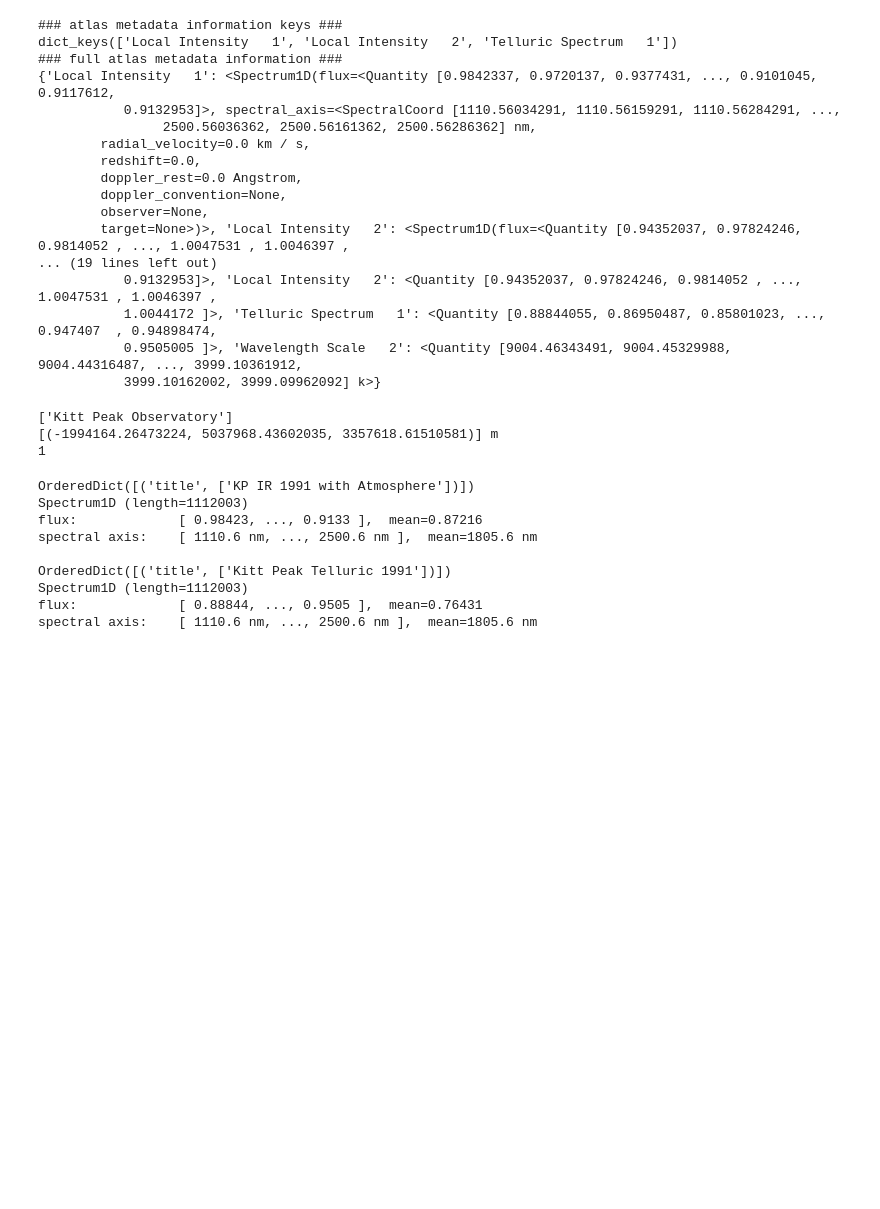
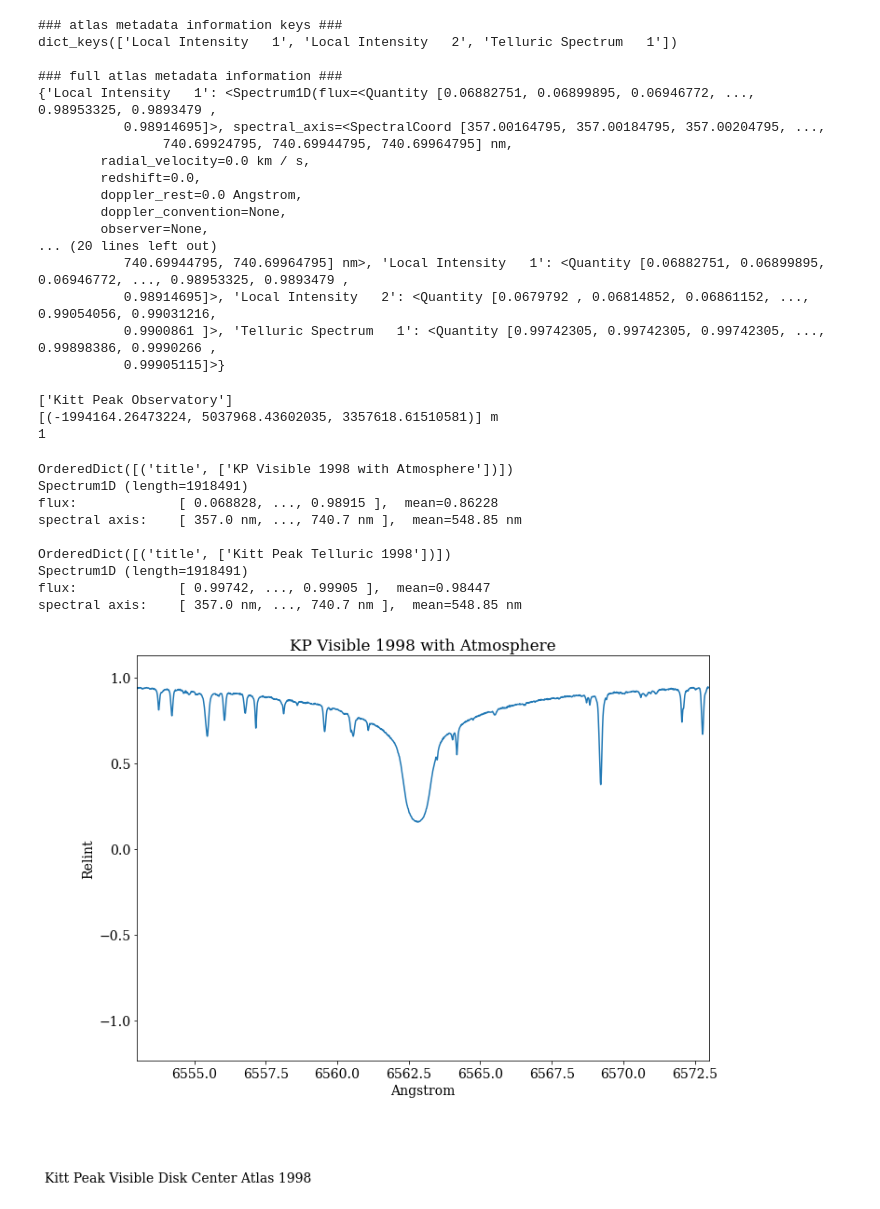
Before and after one commit to kreardon/solaratlas, a Jupyter notebook: module_testing.ipynb, the cells around one changed output. Cells and saved outputs as stored; diff of their text form; code cells hidden in the pictures; blank space fills up the shorter version.

Commit message:
adding atlas_spectrum_plot example, changing atlas file

```diff
--- a/module_testing.ipynb
+++ b/module_testing.ipynb
@@ -5,6 +6,9 @@ import atlastools
 # %%
-atlas_files_base = 'atlasfiles/'
-file  = atlas_files_base + 'kitt.peak.ir.1-5micron.atlas.wavelnth.bintab.fits'
+atlas_files_base = '../'
+#file  = atlas_files_base + 'neckel.hamburg.atlas.wvscl_smooth.bintab.v2.fits'
+#file  = atlas_files_base + 'stenflo.SS3.5mA.bintab.v2.fits'
+#file  = atlas_files_base + 'kitt.peak.ir.1-5micron.atlas.wavelnth.bintab.fits.gz'
+file  = atlas_files_base + 'kitt.peak.atlas.2mA.bintab.v2.fits.gz'
 f     = fits.open(file)
 exten = 1
 # %%
@@ -33,6 +36,6 @@ Column 4 - Wavelength Scale : value range = 1848.51 – 2202.59 cm^-1
 # %%
 # extract all header keyword values from FITS file extension and store in a dictionary
-dictionary = atlastools.make_dictionary('../kitt.peak.ir.1-5micron.atlas.wavelnth.bintab.fits',exten)
+dictionary = atlastools.make_dictionary(file,exten)
 # %%
 dictionary
 # %% [output]
@@ -118,30 +99,30 @@ Column 4 - Wavelength Scale : value range = 1848.51 – 2202.59 cm^-1
 # %%
 # load in contents of selected file
 (file_data, spec_data) = atlastools.store_data(file, exten)
-print("### atlas metadata information keys ###")
+print("\n### atlas metadata information keys ###")
 print(spec_data.keys())
-print("### full atlas metadata information ###")
+print("\n### full atlas metadata information ###")
 print(spec_data)
-print("### full atlas spectral data ###")
+print("\n### full atlas spectral data ###")
 print(file_data)
 # %% [output]
 ### atlas metadata information keys ###
 dict_keys(['Local Intensity   1', 'Local Intensity   2', 'Telluric Spectrum   1'])
+
 ### full atlas metadata information ###
-{'Local Intensity   1': <Spectrum1D(flux=<Quantity [0.9842337, 0.9720137, 0.9377431, ..., 0.9101045, 0.9117612,
-           0.9132953]>, spectral_axis=<SpectralCoord [1110.56034291, 1110.56159291, 1110.56284291, ...,
-                2500.56036362, 2500.56161362, 2500.56286362] nm,
+{'Local Intensity   1': <Spectrum1D(flux=<Quantity [0.06882751, 0.06899895, 0.06946772, ..., 0.98953325, 0.9893479 ,
+           0.98914695]>, spectral_axis=<SpectralCoord [357.00164795, 357.00184795, 357.00204795, ...,
+                740.69924795, 740.69944795, 740.69964795] nm,
         radial_velocity=0.0 km / s,
         redshift=0.0,
         doppler_rest=0.0 Angstrom,
         doppler_convention=None,
         observer=None,
-        target=None>)>, 'Local Intensity   2': <Spectrum1D(flux=<Quantity [0.94352037, 0.97824246, 0.9814052 , ..., 1.0047531 , 1.0046397 ,
-... (19 lines left out)
-           0.9132953]>, 'Local Intensity   2': <Quantity [0.94352037, 0.97824246, 0.9814052 , ..., 1.0047531 , 1.0046397 ,
-           1.0044172 ]>, 'Telluric Spectrum   1': <Quantity [0.88844055, 0.86950487, 0.85801023, ..., 0.947407  , 0.94898474,
-           0.9505005 ]>, 'Wavelength Scale   2': <Quantity [9004.46343491, 9004.45329988, 9004.44316487, ..., 3999.10361912,
-           3999.10162002, 3999.09962092] k>}
+... (20 lines left out)
+           740.69944795, 740.69964795] nm>, 'Local Intensity   1': <Quantity [0.06882751, 0.06899895, 0.06946772, ..., 0.98953325, 0.9893479 ,
+           0.98914695]>, 'Local Intensity   2': <Quantity [0.0679792 , 0.06814852, 0.06861152, ..., 0.99054056, 0.99031216,
+           0.9900861 ]>, 'Telluric Spectrum   1': <Quantity [0.99742305, 0.99742305, 0.99742305, ..., 0.99898386, 0.9990266 ,
+           0.99905115]>}
 # %%
 # create atlas object using make_atlas, but don't populate it with full spectral data
 atlas = atlastools.make_atlas(file, exten)
@@ -163,12 +144,17 @@ print()
 print(atlas.atm.meta)
 print(atlas.atm)
 # %% [output]
-OrderedDict([('title', ['KP IR 1991 with Atmosphere'])])
-Spectrum1D (length=1112003)
-flux:             [ 0.98423, ..., 0.9133 ],  mean=0.87216
-spectral axis:    [ 1110.6 nm, ..., 2500.6 nm ],  mean=1805.6 nm
+OrderedDict([('title', ['KP Visible 1998 with Atmosphere'])])
+Spectrum1D (length=1918491)
+flux:             [ 0.068828, ..., 0.98915 ],  mean=0.86228
+spectral axis:    [ 357.0 nm, ..., 740.7 nm ],  mean=548.85 nm
 
-OrderedDict([('title', ['Kitt Peak Telluric 1991'])])
-Spectrum1D (length=1112003)
-flux:             [ 0.88844, ..., 0.9505 ],  mean=0.76431
-spectral axis:    [ 1110.6 nm, ..., 2500.6 nm ],  mean=1805.6 nm
+OrderedDict([('title', ['Kitt Peak Telluric 1998'])])
+Spectrum1D (length=1918491)
+flux:             [ 0.99742, ..., 0.99905 ],  mean=0.98447
+spectral axis:    [ 357.0 nm, ..., 740.7 nm ],  mean=548.85 nm
+# %%
+atlastools.atlas_spectrum_plot('Local Intensity   1', spec_data['Local Intensity   1'], dictionary,
+            startwave=6553*u.AA, endwave=657.3*u.nm, plot_unit='angstrom')
+# %% [output]
+[figure, added]
```
Also changed, not shown: parts of 7 cells of this notebook.
